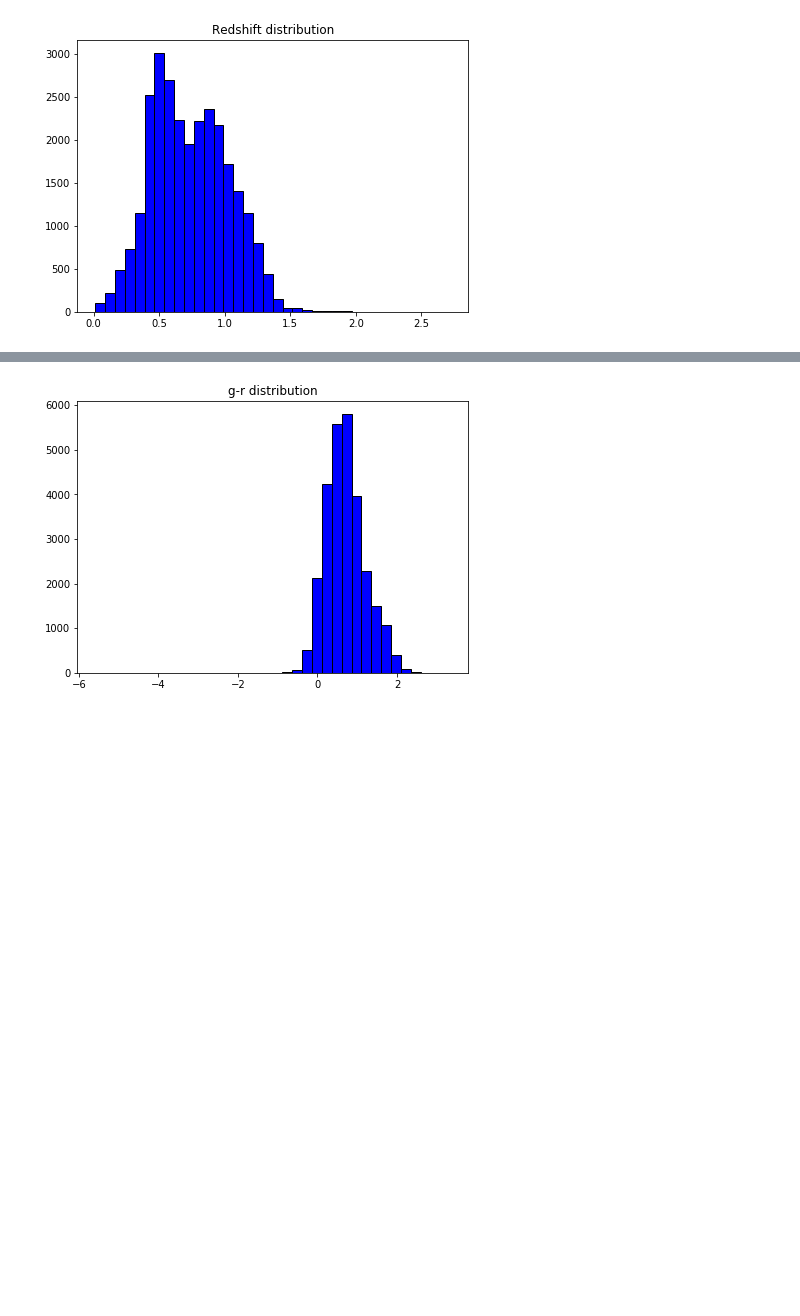
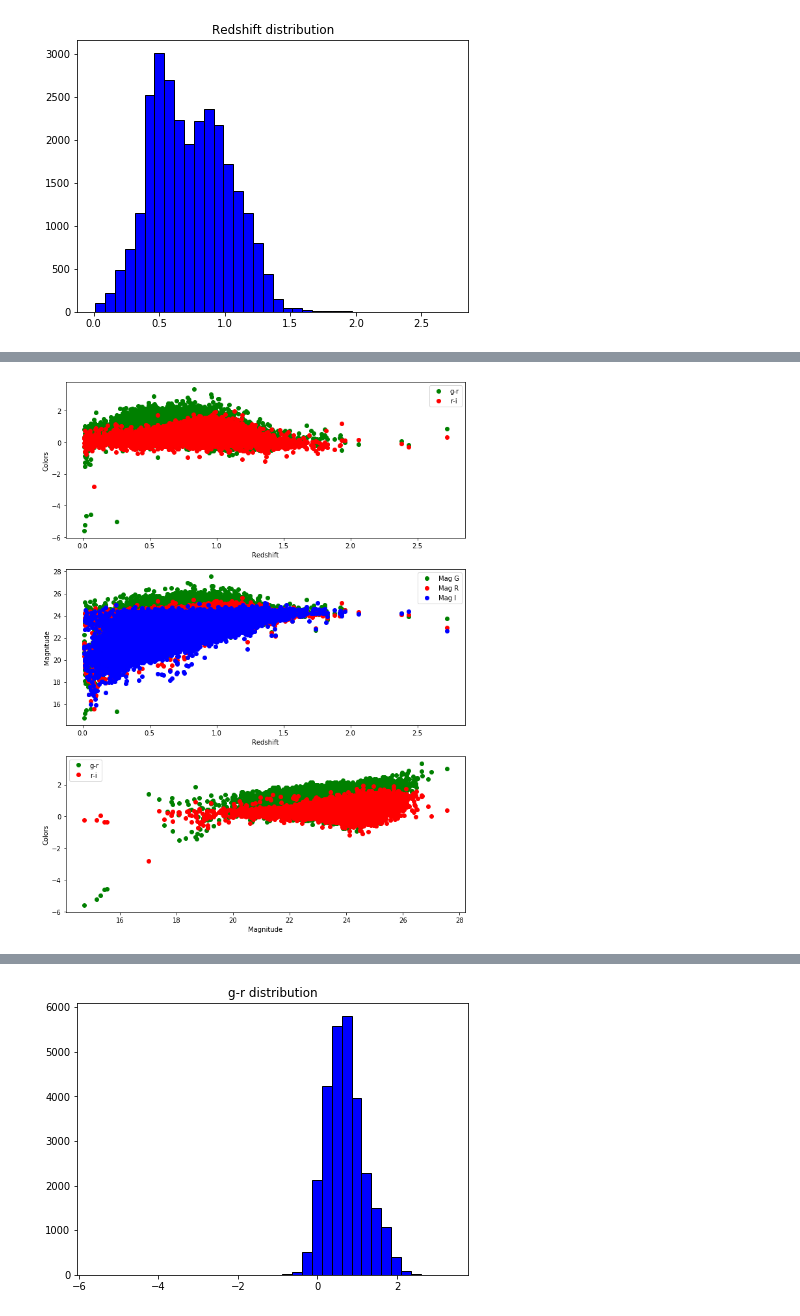
Before and after one commit to JimenaGonzalez/Simulations-Double-Source-Gravitational-Lensing, a Jupyter notebook: color_distribution/ColorDistribution.ipynb, the cells around one changed output, grey strips where cells are left out. Cells and saved outputs as stored; diff of their text form; code cells hidden in the pictures; blank space fills up the shorter version.

```diff
--- a/color_distribution/ColorDistribution.ipynb
+++ b/color_distribution/ColorDistribution.ipynb
@@ -38,2 +37,31 @@ colors.head()
+# %%
+#Plots to see the distributions
+plt.figure(figsize=(11,15))
+
+plt.subplot(3, 1, 1)
+plt.plot(colors['DNF_ZMEAN_MOF'], colors['g_r'], 'go', label='g-r')
+plt.plot(colors['DNF_ZMEAN_MOF'], colors['r_i'], 'ro', label='r-i')
+plt.xlabel('Redshift')
+plt.ylabel('Colors')
+plt.legend()
+
+plt.subplot(3, 1, 2)
+plt.plot(colors['DNF_ZMEAN_MOF'], colors['MAG_PSF_G'], 'go', label='Mag G')
+plt.plot(colors['DNF_ZMEAN_MOF'], colors['MAG_PSF_R'], 'ro', label='Mag R')
+plt.plot(colors['DNF_ZMEAN_MOF'], colors['MAG_PSF_I'], 'bo', label='Mag I')
+plt.xlabel('Redshift')
+plt.ylabel('Magnitude')
+plt.legend()
+
+plt.subplot(3, 1, 3)
+plt.plot(colors['MAG_PSF_G'], colors['g_r'], 'go', label='g-r')
+plt.plot(colors['MAG_PSF_G'], colors['r_i'], 'ro', label='r-i')
+plt.xlabel('Magnitude')
+plt.ylabel('Colors')
+plt.legend()
+
+plt.show()
+# %% [output]
+[figure, added]
 # %%
 plt.figure(figsize=(7,5))
```
Also changed, not shown: parts of 12 cells of this notebook.
